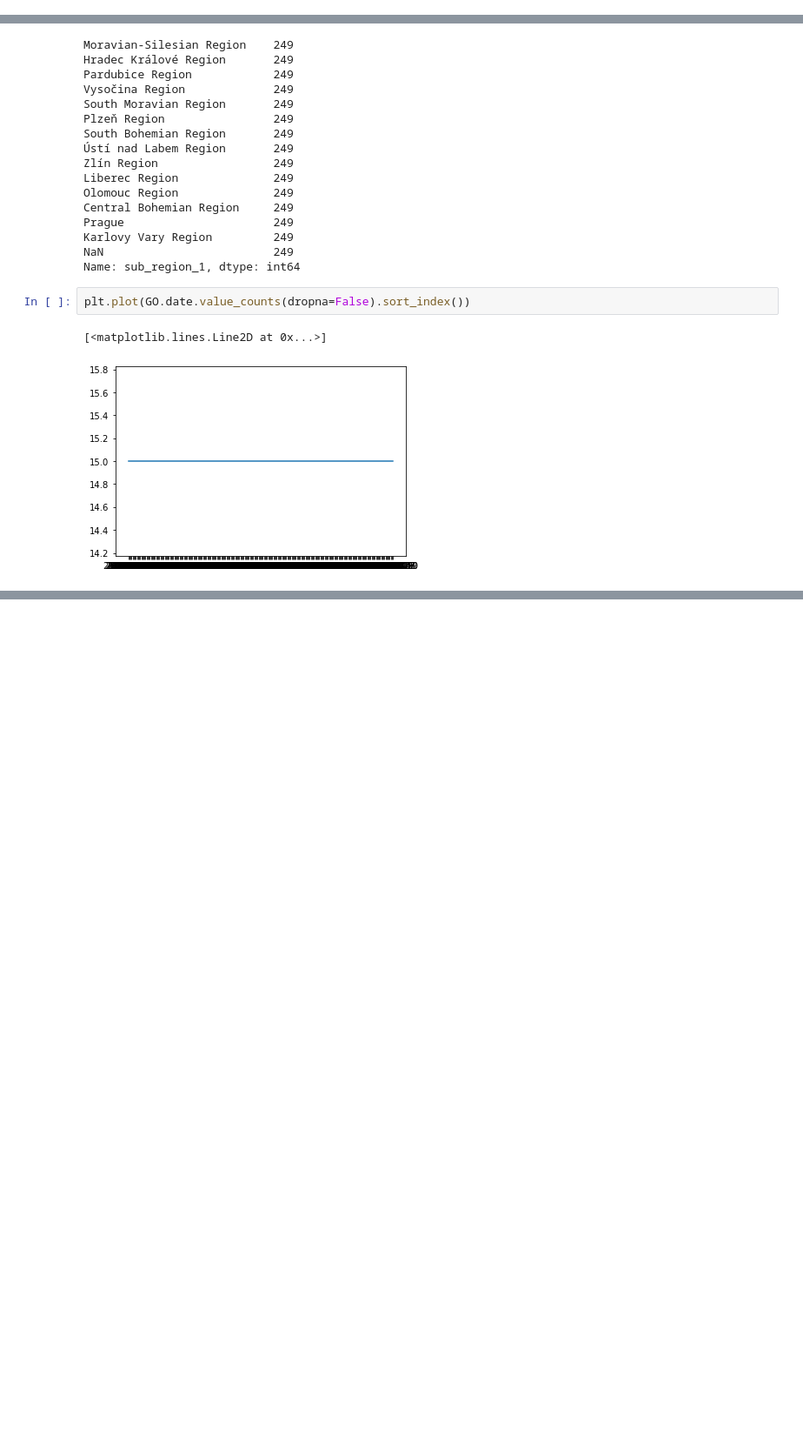
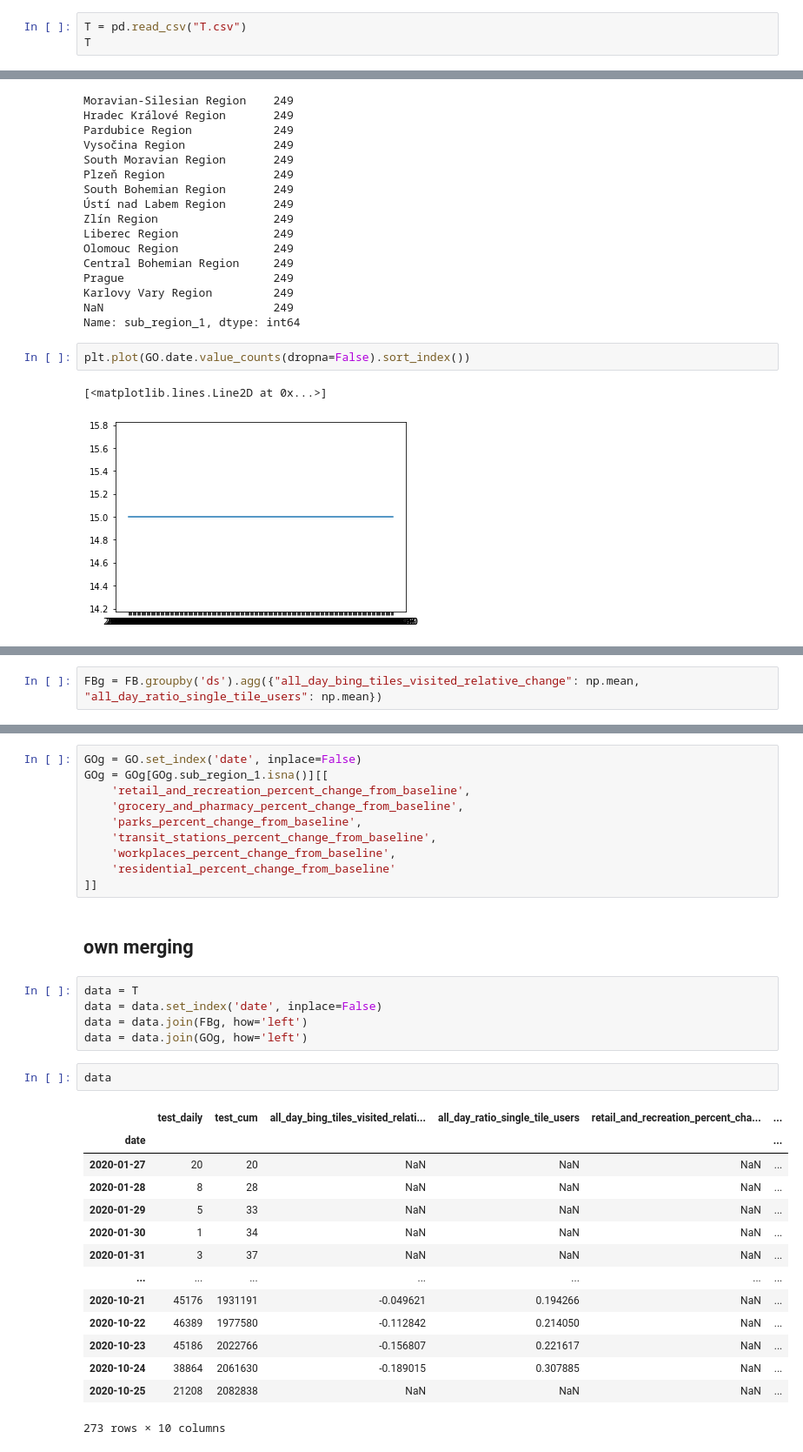
Before and after one commit to vojtechherrmann/2020EpidemiologicModelCZ, a Jupyter notebook: data/Data Load.ipynb, the cells around one changed output, grey strips where cells are left out. Shown at 87% size. Drawn from its saved outputs; the diff is of its cells as text; blank space fills up the shorter version.

Commit message:
merging T, FB, GO

```diff
--- a/data/Data Load.ipynb
+++ b/data/Data Load.ipynb
@@ -8,0 +8,3 @@ T
+# %%
+T = pd.read_csv("T.csv")
+T
@@ -116,0 +137,2 @@ plt.plot(GO.date.value_counts(dropna=False).sort_index())
+# %%
+FBg = FB.groupby('ds').agg({"all_day_bing_tiles_visited_relative_change": np.mean, "all_day_ratio_single_tile_users": np.mean})
@@ -116,0 +157,34 @@ plt.plot(GO.date.value_counts(dropna=False).sort_index())
+# %%
+GOg = GO.set_index('date', inplace=False)
+GOg = GOg[GOg.sub_region_1.isna()][[
+    'retail_and_recreation_percent_change_from_baseline',
+    'grocery_and_pharmacy_percent_change_from_baseline',
+    'parks_percent_change_from_baseline',
+    'transit_stations_percent_change_from_baseline',
+    'workplaces_percent_change_from_baseline',
+    'residential_percent_change_from_baseline'
+]]
+# %% [markdown]
+## own merging
+# %%
+data = T
+data = data.set_index('date', inplace=False)
+data = data.join(FBg, how='left')
+data = data.join(GOg, how='left')
+# %%
+data
+# %% [output]
+|  | test_daily | test_cum | all_day_bing_tiles_visited_relati... | all_day_ratio_single_tile_users | retail_and_recreation_percent_cha... | ... |
+| date |  |  |  |  |  | ... |
+| 2020-01-27 | 20 | 20 | NaN | NaN | NaN | ... |
+| 2020-01-28 | 8 | 28 | NaN | NaN | NaN | ... |
+| 2020-01-29 | 5 | 33 | NaN | NaN | NaN | ... |
+| 2020-01-30 | 1 | 34 | NaN | NaN | NaN | ... |
+| 2020-01-31 | 3 | 37 | NaN | NaN | NaN | ... |
+| ... | ... | ... | ... | ... | ... | ... |
+| 2020-10-21 | 45176 | 1931191 | -0.049621 | 0.194266 | NaN | ... |
+| 2020-10-22 | 46389 | 1977580 | -0.112842 | 0.214050 | NaN | ... |
+| 2020-10-23 | 45186 | 2022766 | -0.156807 | 0.221617 | NaN | ... |
+| 2020-10-24 | 38864 | 2061630 | -0.189015 | 0.307885 | NaN | ... |
+| 2020-10-25 | 21208 | 2082838 | NaN | NaN | NaN | ... |
+273 rows × 10 columns
```
Also changed, not shown: parts of 12 cells of this notebook.
